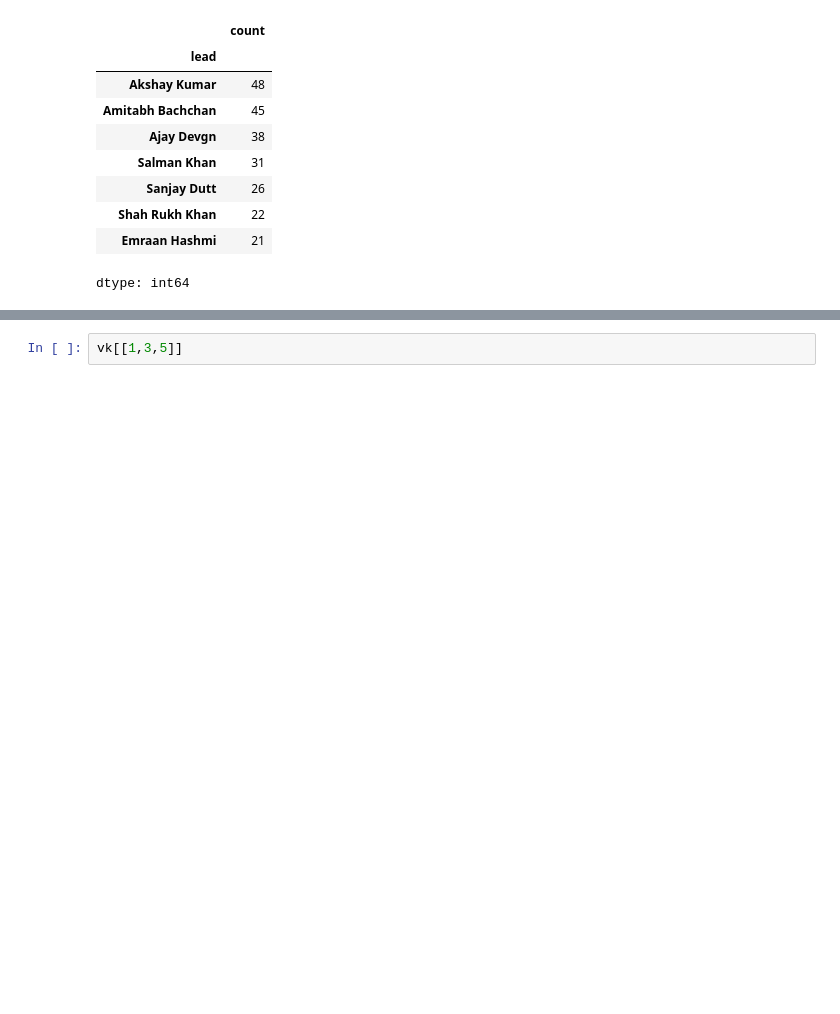
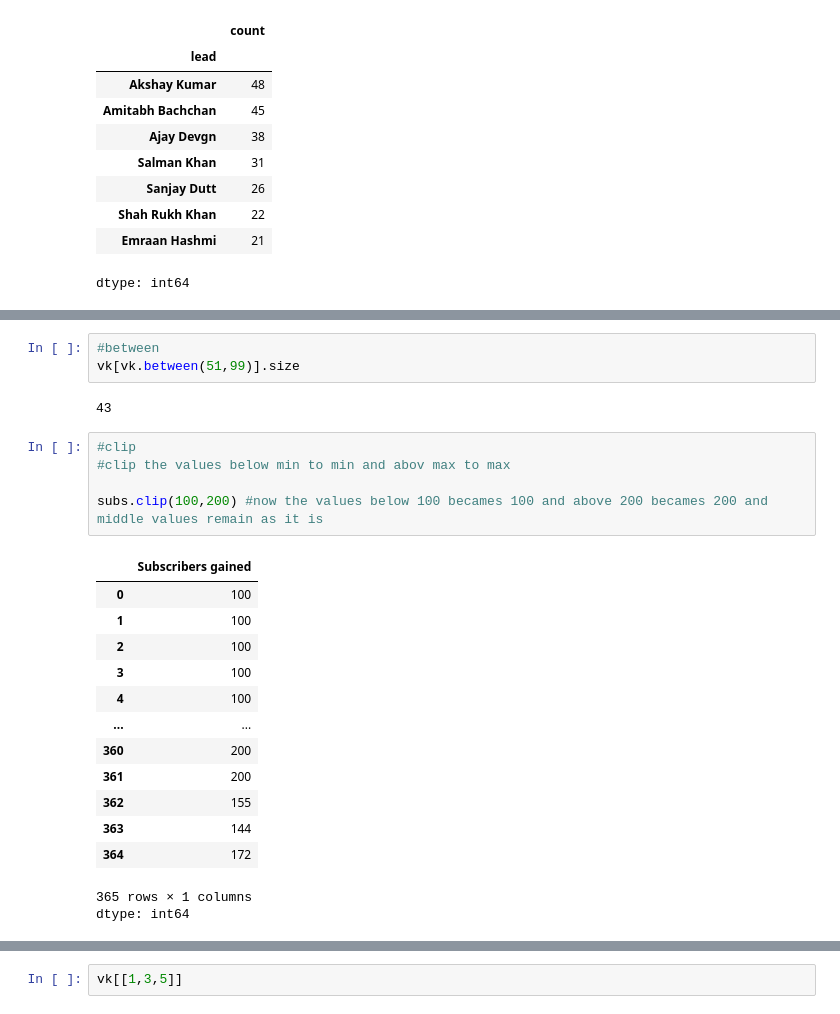
Before and after one commit to boradenihal15-beep/Python-libraries, a Jupyter notebook: Pandas/Series.ipynb, the cells around one changed output, grey strips where cells are left out. Cells and saved outputs as stored; diff of their text form; blank space fills up the shorter version.

```diff
--- a/Pandas/Series.ipynb
+++ b/Pandas/Series.ipynb
@@ -372,0 +390,25 @@ movies.value_counts().head(5).plot(kind='pie')
+# %%
+#between
+vk[vk.between(51,99)].size
+# %% [output]
+43
+# %%
+#clip
+#clip the values below min to min and abov max to max
+
+subs.clip(100,200) #now the values below 100 becames 100 and above 200 becames 200 and middle values remain as it is
+# %% [output]
+|  | Subscribers gained |
+| 0 | 100 |
+| 1 | 100 |
+| 2 | 100 |
+| 3 | 100 |
+| 4 | 100 |
+| ... | ... |
+| 360 | 200 |
+| 361 | 200 |
+| 362 | 155 |
+| 363 | 144 |
+| 364 | 172 |
+365 rows × 1 columns
+dtype: int64
```
Also changed, not shown: parts of 12 cells of this notebook.
